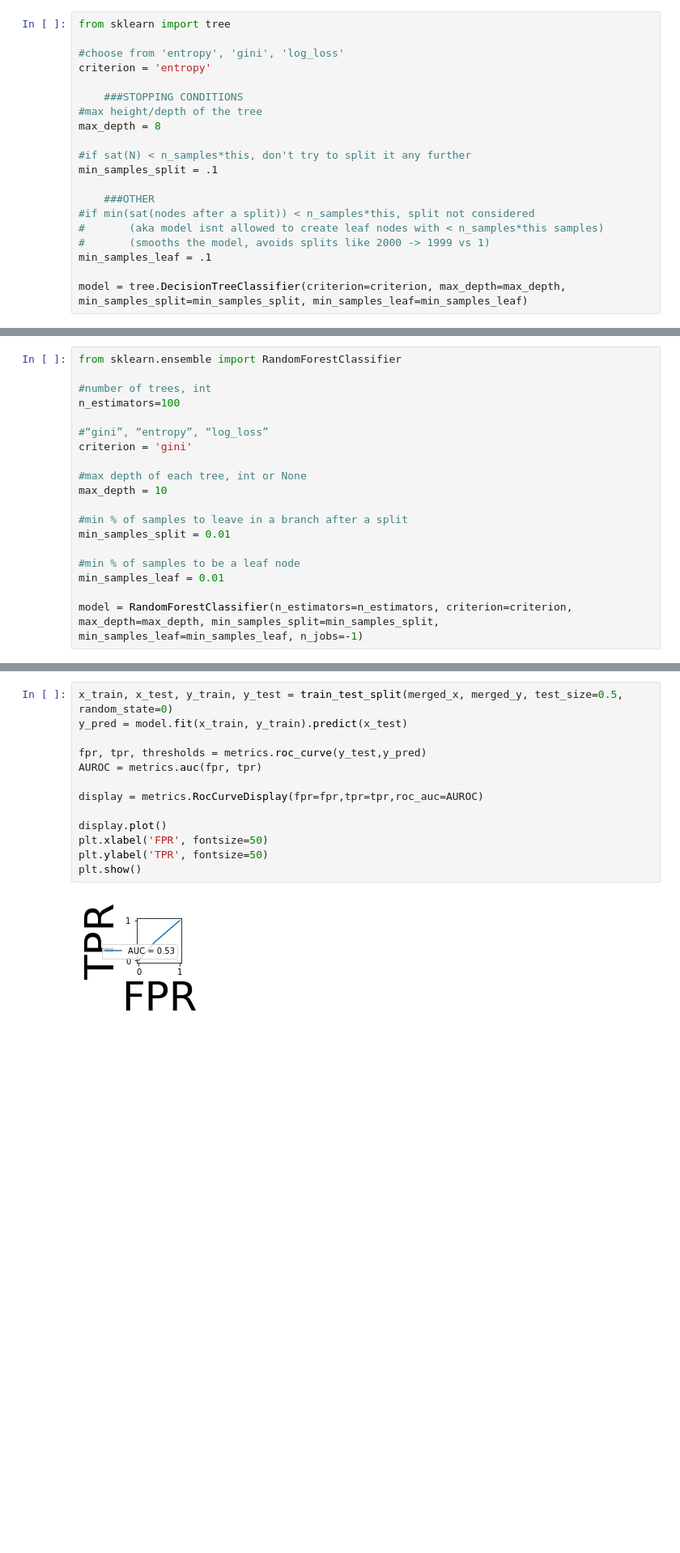
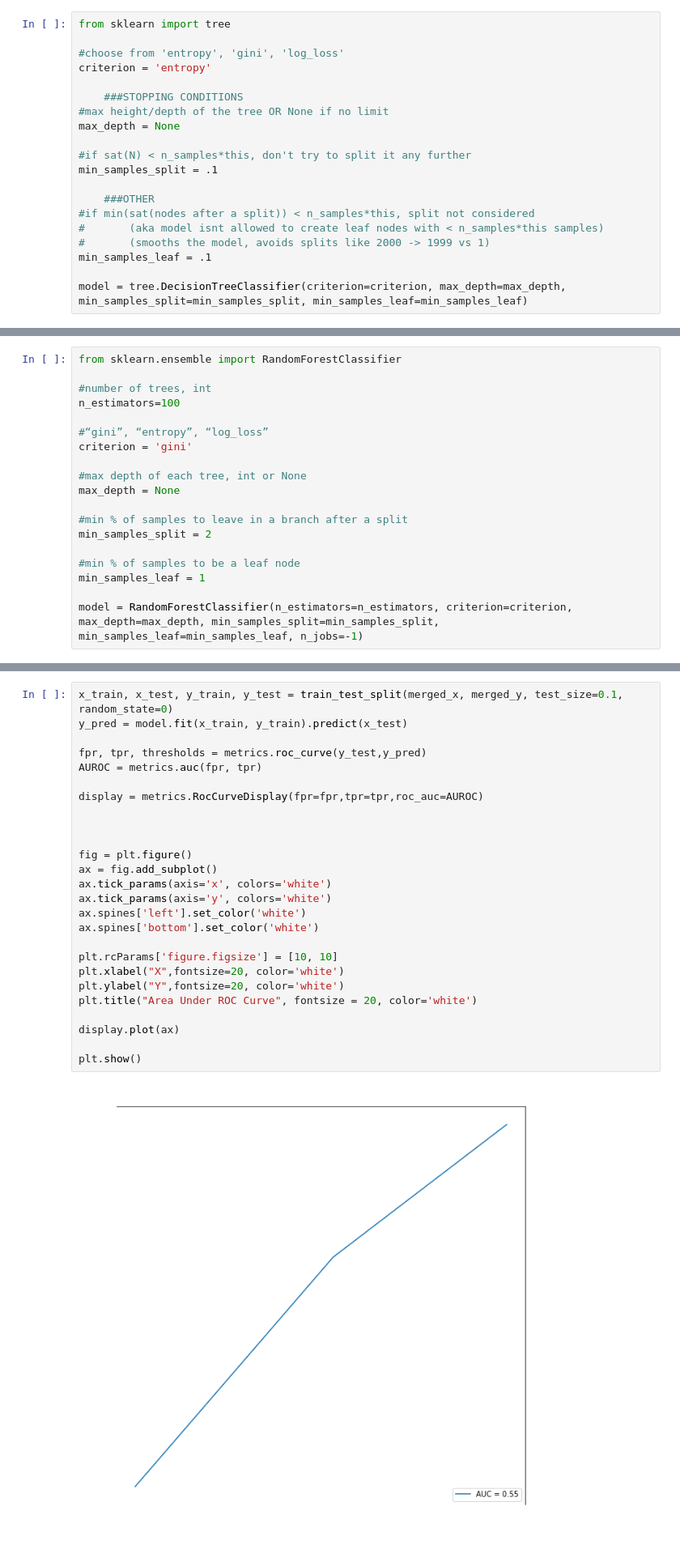
Before and after one commit to mjrog3/amazonawesomeness, a Jupyter notebook: ProjectNotebook.ipynb, the cells around one changed output, grey strips where cells are left out. Shown at 81% size. Cells and saved outputs as stored; diff of their text form; blank space fills up the shorter version.

Commit message:
fixed ROC curve

```diff
--- a/ProjectNotebook.ipynb
+++ b/ProjectNotebook.ipynb
@@ -378,8 +383,8 @@ from sklearn import tree
 criterion = 'entropy'
 
     ###STOPPING CONDITIONS
-#max height/depth of the tree
-max_depth = 8
+#max height/depth of the tree OR None if no limit
+max_depth = None
 
 #if sat(N) < n_samples*this, don't try to split it any further
 min_samples_split = .1
@@ -444,13 +452,13 @@ n_estimators=100
 criterion = 'gini'
 
 #max depth of each tree, int or None
-max_depth = 10
+max_depth = None
 
 #min % of samples to leave in a branch after a split
-min_samples_split = 0.01
+min_samples_split = 2
 
 #min % of samples to be a leaf node
-min_samples_leaf = 0.01
+min_samples_leaf = 1
 
 model = RandomForestClassifier(n_estimators=n_estimators, criterion=criterion, max_depth=max_depth, min_samples_split=min_samples_split, min_samples_leaf=min_samples_leaf, n_jobs=-1)
 # %% [markdown]
@@ -532,17 +540,30 @@ recall:         0.9231          0.0337
 # %% [markdown]
 ROC Curve
 # %%
-x_train, x_test, y_train, y_test = train_test_split(merged_x, merged_y, test_size=0.5, random_state=0)
+x_train, x_test, y_train, y_test = train_test_split(merged_x, merged_y, test_size=0.1, random_state=0)
 y_pred = model.fit(x_train, y_train).predict(x_test)
 
 fpr, tpr, thresholds = metrics.roc_curve(y_test,y_pred)
 AUROC = metrics.auc(fpr, tpr)
 
 display = metrics.RocCurveDisplay(fpr=fpr,tpr=tpr,roc_auc=AUROC)
 
-display.plot()
-plt.xlabel('FPR', fontsize=50)
-plt.ylabel('TPR', fontsize=50)
+
+
+fig = plt.figure()
+ax = fig.add_subplot()
+ax.tick_params(axis='x', colors='white')
+ax.tick_params(axis='y', colors='white')
+ax.spines['left'].set_color('white')
+ax.spines['bottom'].set_color('white')
+
+plt.rcParams['figure.figsize'] = [10, 10]
+plt.xlabel("X",fontsize=20, color='white')
+plt.ylabel("Y",fontsize=20, color='white')
+plt.title("Area Under ROC Curve", fontsize = 20, color='white')
+
+display.plot(ax)
+
 plt.show()
 # %% [output]
-[figure, old version]
+[figure, new version]
```
Also changed, not shown: parts of 5 cells of this notebook.
